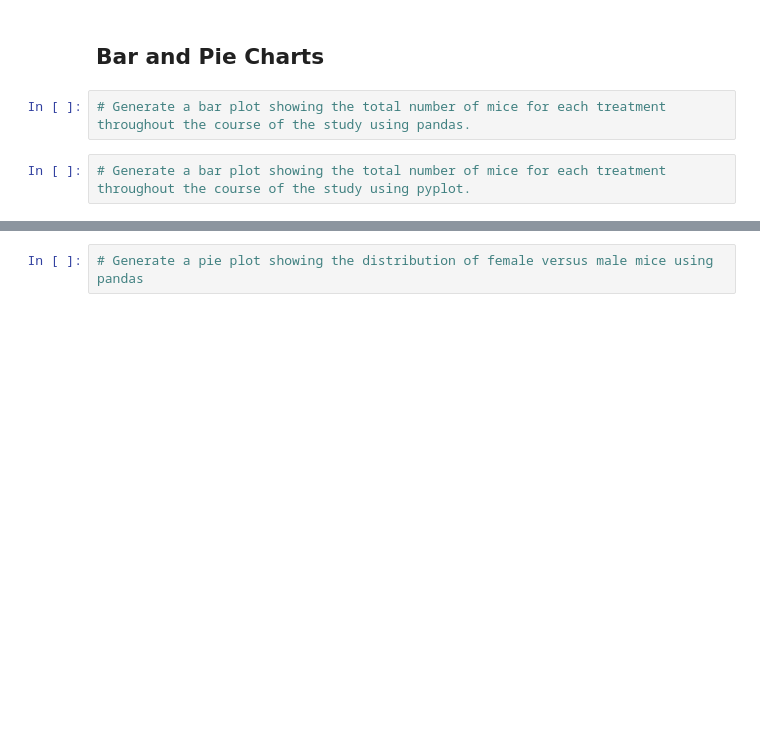
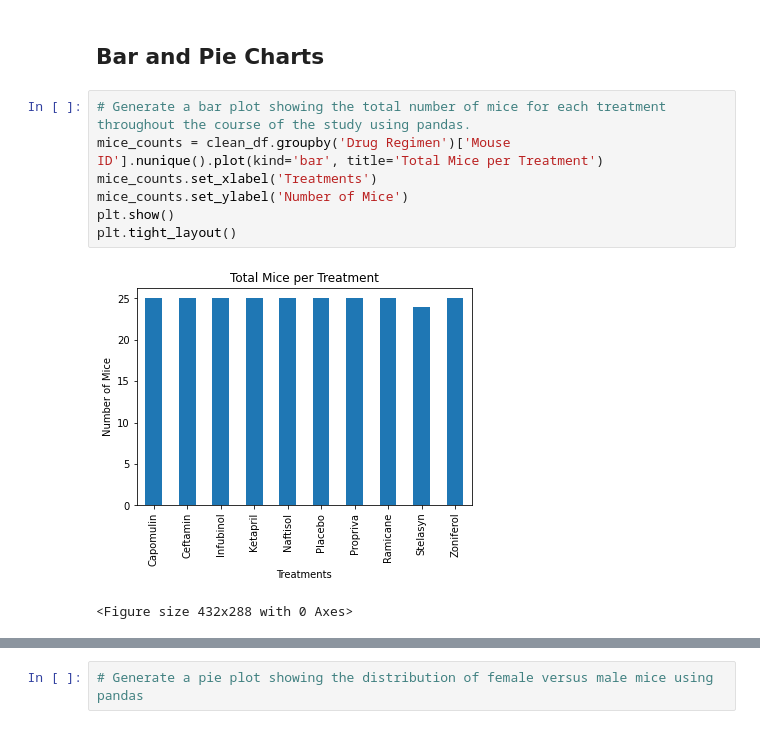
Before and after one commit to potterc22/MatPlotLib-Challenge, a Jupyter notebook: pymaceuticals_starter.ipynb, the cells around one changed output, grey strips where cells are left out. Cells and saved outputs as stored; diff of their text form; blank space fills up the shorter version.

Commit message:
Added Total Mice Bar Graphs

```diff
--- a/pymaceuticals_starter.ipynb
+++ b/pymaceuticals_starter.ipynb
@@ -123,5 +134,11 @@ clean_df.groupby('Drug Regimen')['Tumor Volume (mm3)'].agg([np.mean,np.median,pd
 ## Bar and Pie Charts
 # %%
 # Generate a bar plot showing the total number of mice for each treatment throughout the course of the study using pandas.
+mice_counts = clean_df.groupby('Drug Regimen')['Mouse ID'].nunique().plot(kind='bar', title='Total Mice per Treatment')
+mice_counts.set_xlabel('Treatments')
+mice_counts.set_ylabel('Number of Mice')
+plt.show()
+plt.tight_layout()
+# %% [output]
+[figure, added]
+<Figure size 432x288 with 0 Axes>
-# %%
-# Generate a bar plot showing the total number of mice for each treatment throughout the course of the study using pyplot.
```
Also changed, not shown: parts of 5 cells of this notebook.
